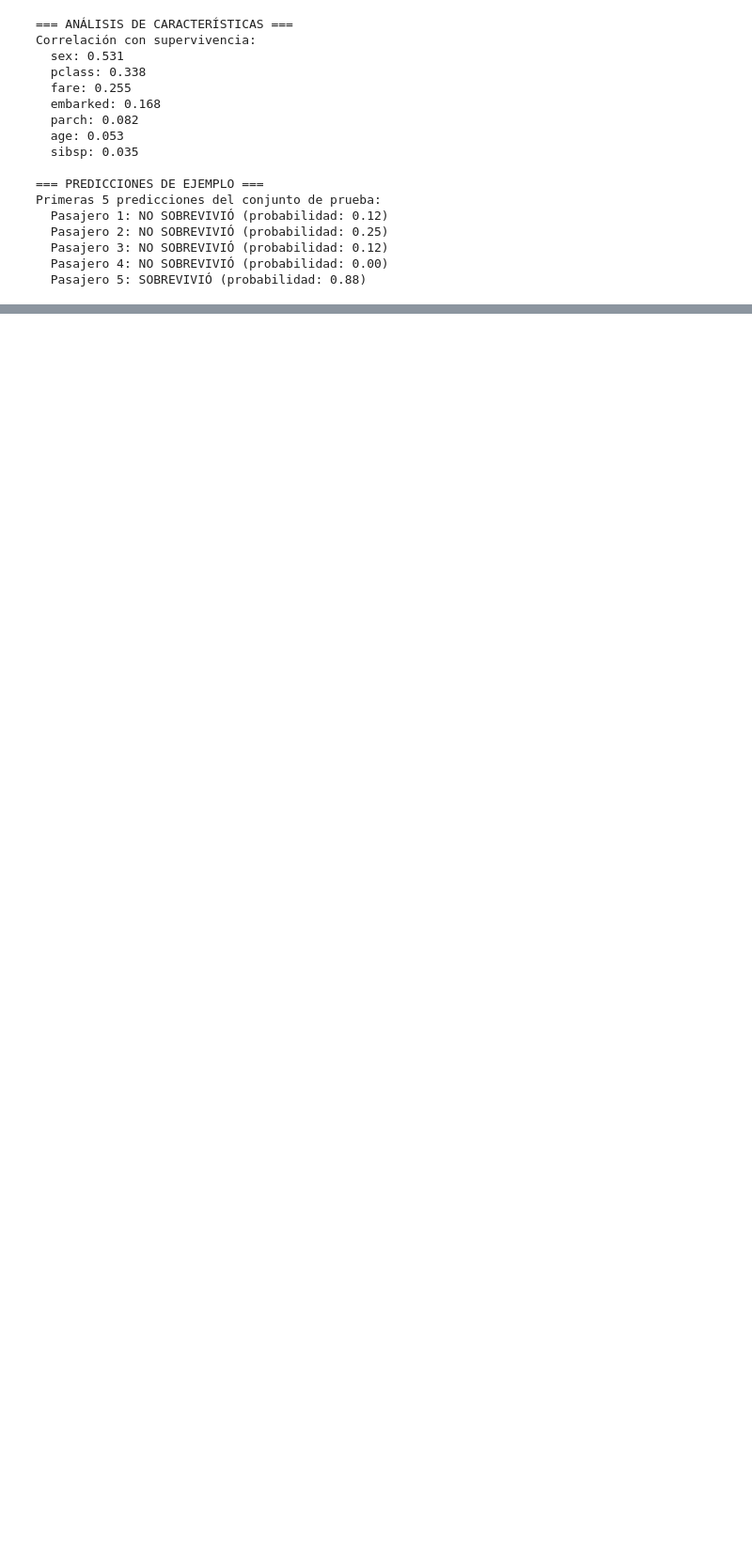
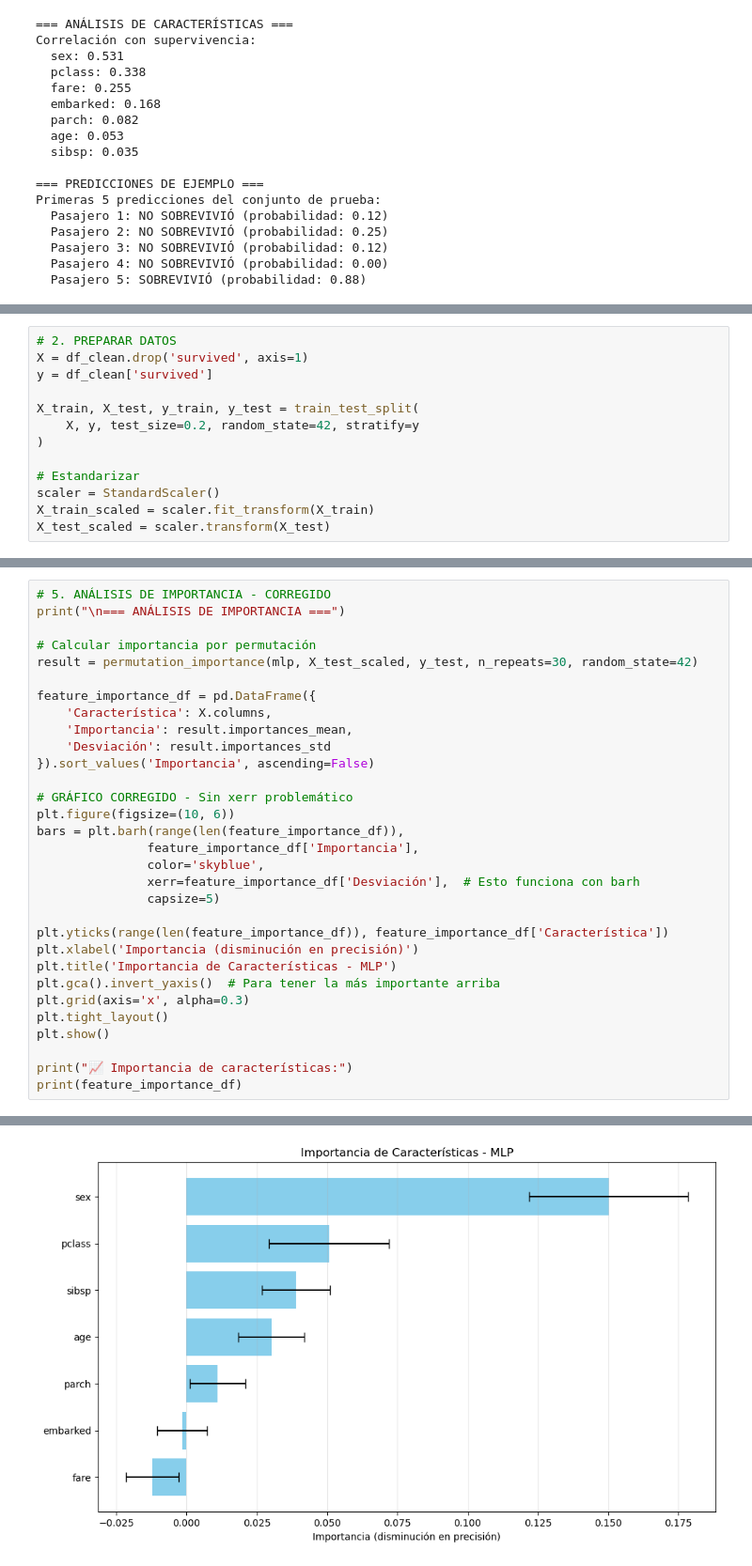
Before and after one commit to dinovillalobos/MineriaDatos-, a Jupyter notebook: RegresionLinear/Parcial_2/ParcialDos.ipynb, the cells around one changed output, grey strips where cells are left out. Shown at 94% size. Cells and saved outputs as stored; diff of their text form; blank space fills up the shorter version.

```diff
--- a/RegresionLinear/Parcial_2/ParcialDos.ipynb
+++ b/RegresionLinear/Parcial_2/ParcialDos.ipynb
@@ -197,0 +235,13 @@ Primeras 5 predicciones del conjunto de prueba:
+# %%
+# 2. PREPARAR DATOS
+X = df_clean.drop('survived', axis=1)
+y = df_clean['survived']
+
+X_train, X_test, y_train, y_test = train_test_split(
+    X, y, test_size=0.2, random_state=42, stratify=y
+)
+
+# Estandarizar
+scaler = StandardScaler()
+X_train_scaled = scaler.fit_transform(X_train)
+X_test_scaled = scaler.transform(X_test)
@@ -197,0 +323,32 @@ Primeras 5 predicciones del conjunto de prueba:
+# %%
+# 5. ANÁLISIS DE IMPORTANCIA - CORREGIDO
+print("\n=== ANÁLISIS DE IMPORTANCIA ===")
+
+# Calcular importancia por permutación
+result = permutation_importance(mlp, X_test_scaled, y_test, n_repeats=30, random_state=42)
+
+feature_importance_df = pd.DataFrame({
+    'Característica': X.columns,
+    'Importancia': result.importances_mean,
+    'Desviación': result.importances_std
+}).sort_values('Importancia', ascending=False)
+
+# GRÁFICO CORREGIDO - Sin xerr problemático
+plt.figure(figsize=(10, 6))
+bars = plt.barh(range(len(feature_importance_df)),
+               feature_importance_df['Importancia'],
+               color='skyblue',
+               xerr=feature_importance_df['Desviación'],  # Esto funciona con barh
+               capsize=5)
+
+plt.yticks(range(len(feature_importance_df)), feature_importance_df['Característica'])
+plt.xlabel('Importancia (disminución en precisión)')
+plt.title('Importancia de Características - MLP')
+plt.gca().invert_yaxis()  # Para tener la más importante arriba
+plt.grid(axis='x', alpha=0.3)
+plt.tight_layout()
+plt.show()
+
+print("📈 Importancia de características:")
+print(feature_importance_df)
+# %% [output]
@@ -197,0 +356 @@ Primeras 5 predicciones del conjunto de prueba:
+[figure, added]
```
Also changed, not shown: parts of 8 cells of this notebook.
